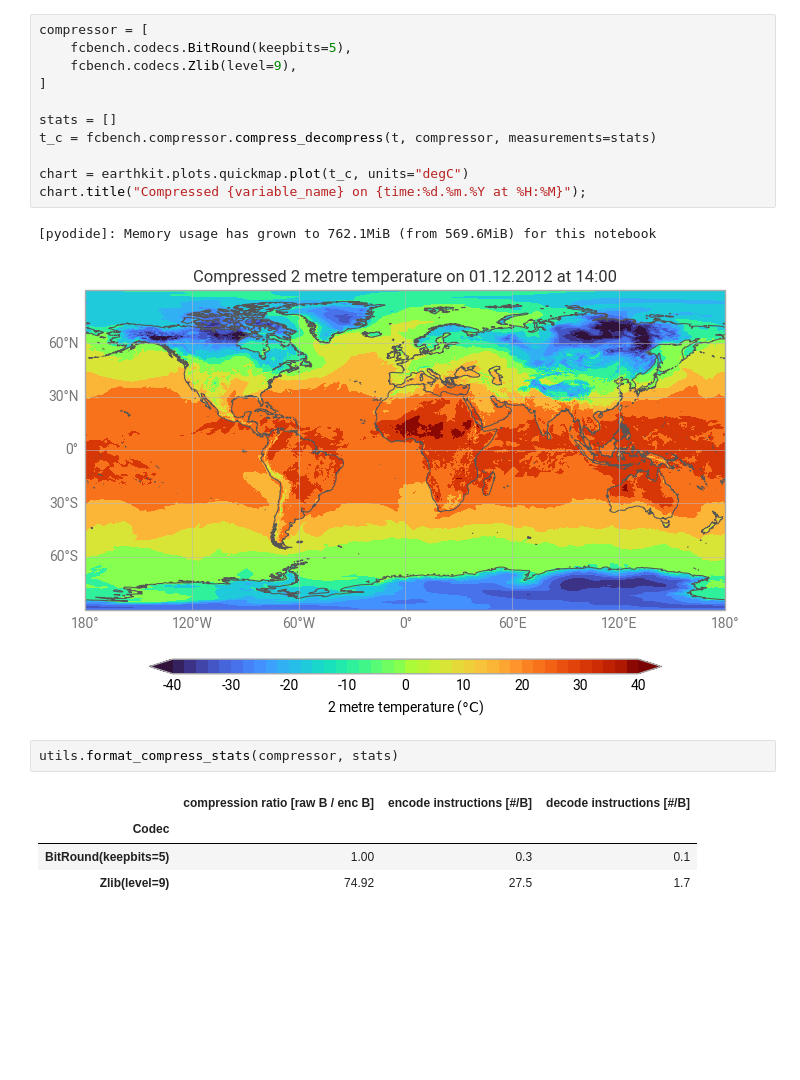
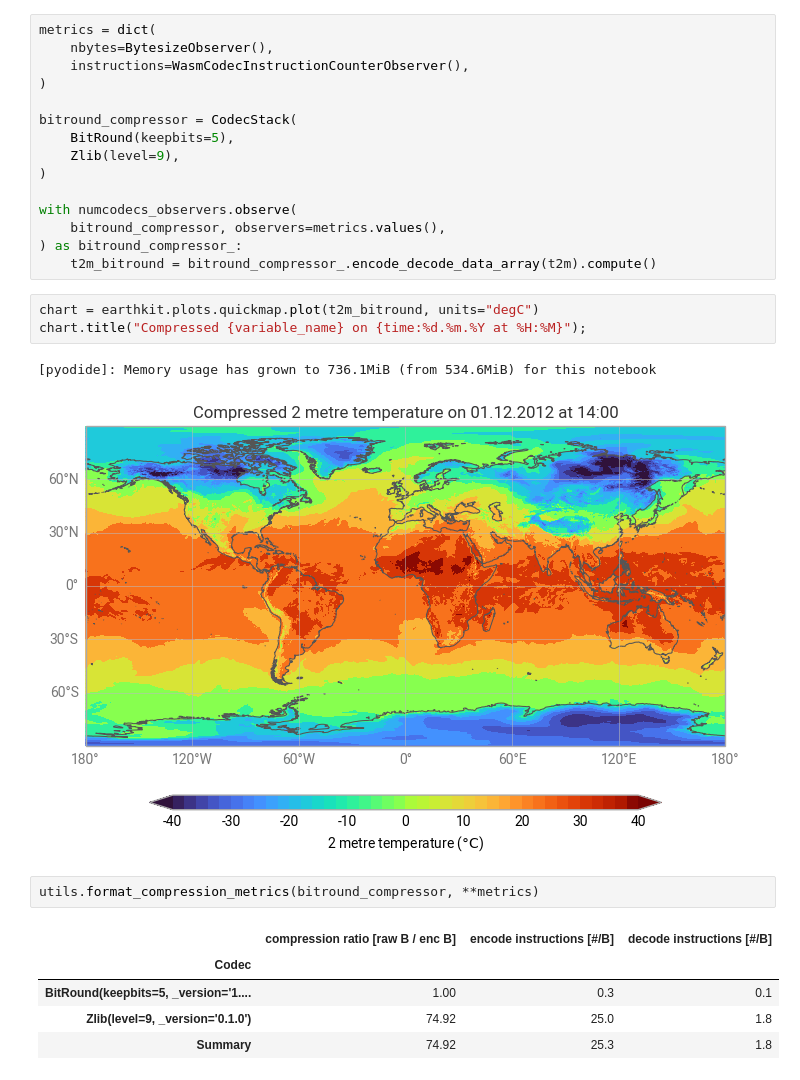
Before and after one commit to juntyr/climet-lab-demo, a Jupyter notebook: demo.ipynb, the cells around one changed output. Drawn from its saved outputs; the diff is of its cells as text; blank space fills up the shorter version.

```diff
--- a/demo.ipynb
+++ b/demo.ipynb
@@ -69,24 +92,32 @@ chart.title("Uncompressed {variable_name} on {time:%d.%m.%Y at %H:%M}");
+# %%
+metrics = dict(
+    nbytes=BytesizeObserver(),
+    instructions=WasmCodecInstructionCounterObserver(),
+)
+
+bitround_compressor = CodecStack(
+    BitRound(keepbits=5),
+    Zlib(level=9),
+)
+
+with numcodecs_observers.observe(
+    bitround_compressor, observers=metrics.values(),
+) as bitround_compressor_:
+    t2m_bitround = bitround_compressor_.encode_decode_data_array(t2m).compute()
 # %%
-compressor = [
-    fcbench.codecs.BitRound(keepbits=5),
-    fcbench.codecs.Zlib(level=9),
-]
-
-stats = []
-t_c = fcbench.compressor.compress_decompress(t, compressor, measurements=stats)
-
-chart = earthkit.plots.quickmap.plot(t_c, units="degC")
+chart = earthkit.plots.quickmap.plot(t2m_bitround, units="degC")
 chart.title("Compressed {variable_name} on {time:%d.%m.%Y at %H:%M}");
 # %% [output]
-[pyodide]: Memory usage has grown to 762.1MiB (from 569.6MiB) for this notebook
+[pyodide]: Memory usage has grown to 736.1MiB (from 534.6MiB) for this notebook
 [figure]
-# %%
-utils.format_compress_stats(compressor, stats)
-# %% [output]
-|  | compression ratio [raw B / enc B] | encode instructions [#/B] | decode instructions [#/B] |
-| Codec |  |  |  |
-| BitRound(keepbits=5) | 1.00 | 0.3 | 0.1 |
-| Zlib(level=9) | 74.92 | 27.5 | 1.7 |
+# %%
+utils.format_compression_metrics(bitround_compressor, **metrics)
+# %% [output]
+|  | compression ratio [raw B / enc B] | encode instructions [#/B] | decode instructions [#/B] |
+| Codec |  |  |  |
+| BitRound(keepbits=5, _version='1.... | 1.00 | 0.3 | 0.1 |
+| Zlib(level=9, _version='0.1.0') | 74.92 | 25.0 | 1.8 |
+| Summary | 74.92 | 25.3 | 1.8 |
 # %%
 style = earthkit.plots.styles.Style(
     colors="coolwarm",
```
Also changed, not shown: parts of 8 cells of this notebook, 1 other file.
